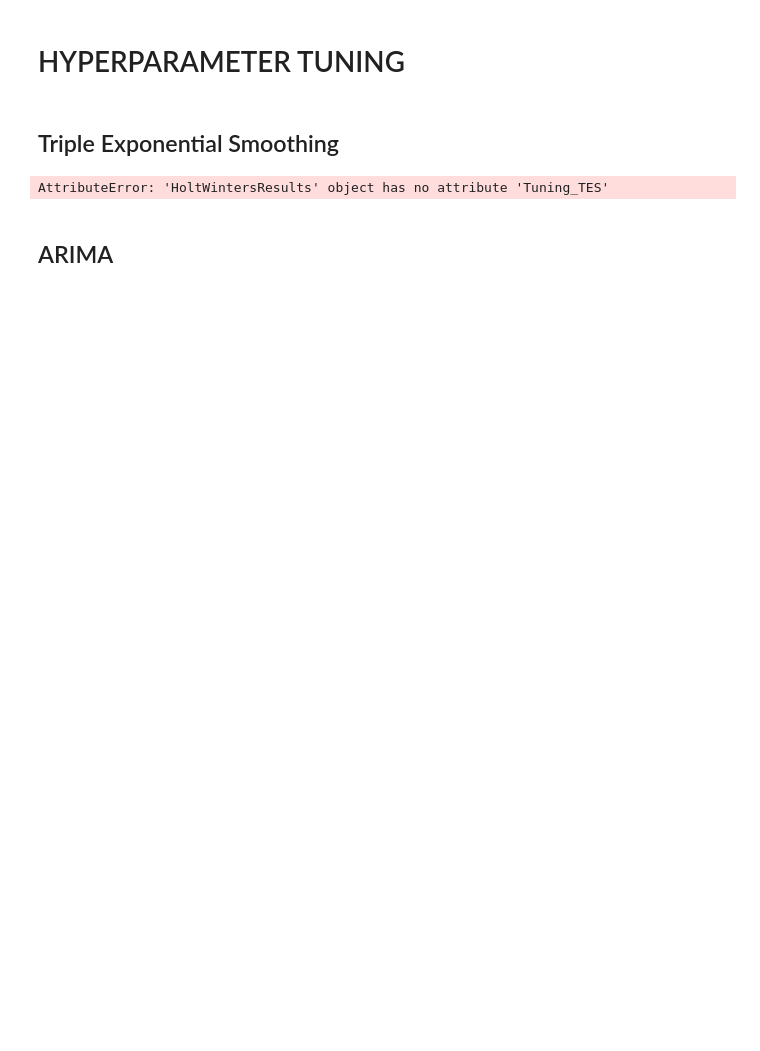
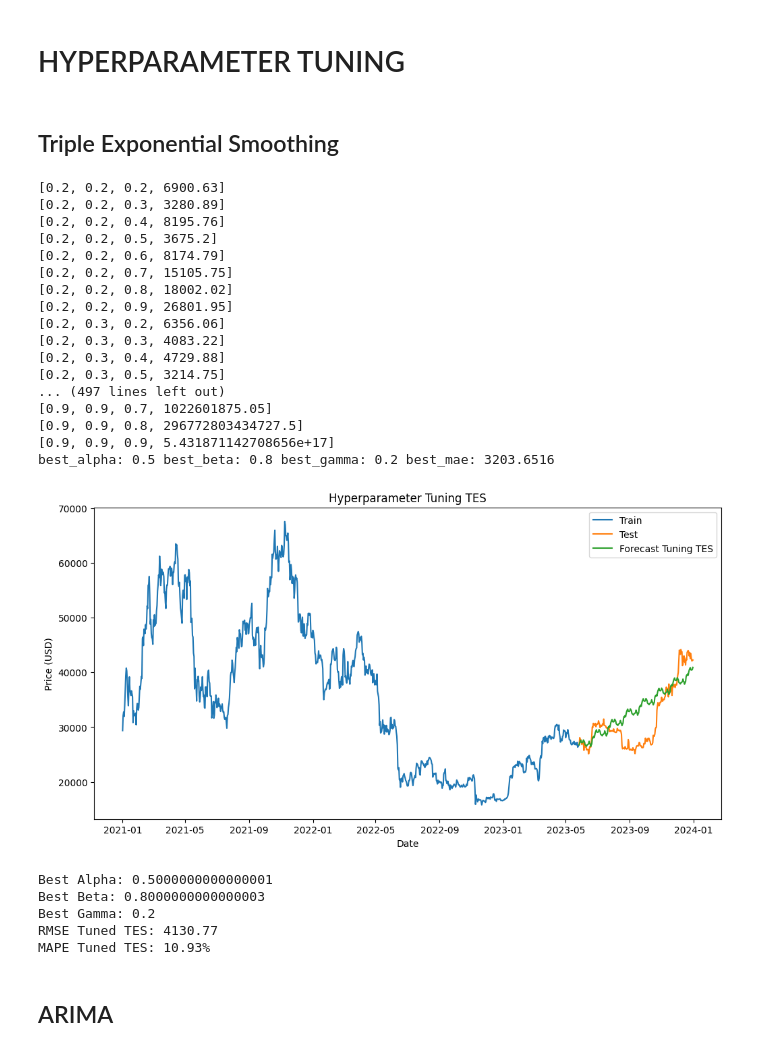
Before and after one commit to adiprrassetyo/forecast-tse-arima, a Jupyter notebook: main.ipynb, the cells around one changed output. Saved outputs shown, nothing was run; the diff lists cells and outputs as text; code cells hidden in the pictures; blank space fills up the shorter version.

```diff
--- a/main.ipynb
+++ b/main.ipynb
@@ -438,7 +482,7 @@ def tes_optimizer(train, test, seasonal_periods, abg):
     for comb in abg:
         tes_model = ExponentialSmoothing(train, trend="add", seasonal="add", seasonal_periods=seasonal_periods). \
             fit(smoothing_level=comb[0], smoothing_slope=comb[1], smoothing_seasonal=comb[2])
-        y_pred = tes_model.Tuning_TES(len(test))
+        y_pred = tes_model.forecast(len(test))
         mae = mean_absolute_error(test, y_pred)
         if mae < best_mae:
             best_alpha, best_beta, best_gamma, best_mae = comb[0], comb[1], comb[2], mae
@@ -456,34 +500,56 @@ abg = list(itertools.product(alphas, betas, gammas))
 # Train the model and optimize hyperparameters
 best_alpha, best_beta, best_gamma, _ = tes_optimizer(train_btc['Close'], test_btc['Close'], seasonal_periods, abg)
 
 # Fit the model with best hyperparameters
 model_fit, Tuning_TES = fit_tes(train_btc['Close'], test_btc['Close'], seasonal_periods, best_alpha, best_beta, best_gamma)
 
 # Plot the results
 plt.figure(figsize=(12, 6))
 plt.plot(train_btc['Close'], label='Train')
 plt.plot(test_btc['Close'], label='Test')
 plt.plot(Tuning_TES, label='Forecast Tuning TES')
 plt.xlabel('Date')
 plt.ylabel('Price (USD)')
 plt.legend()
 plt.title('Hyperparameter Tuning TES')
 plt.show()
 
 # Evaluate the model RMSE n MAPE
 rmse_tuned_TES = np.sqrt(mean_squared_error(test_btc['Close'], Tuning_TES))
 mape_tuned_TES = np.mean(np.abs((test_btc['Close'] - Tuning_TES) / test_btc['Close'])) * 100
 
 # print best aplha, beta, gammma
 print(f'Best Alpha: {best_alpha}')
 print(f'Best Beta: {best_beta}')
 print(f'Best Gamma: {best_gamma}')
 
 # Print RMSE and MAPE
 print(f'RMSE Tuned TES: {rmse_tuned_TES:.2f}')
 print(f'MAPE Tuned TES: {mape_tuned_TES:.2f}%')
 # %% [output]
-AttributeError: 'HoltWintersResults' object has no attribute 'Tuning_TES'
+[0.2, 0.2, 0.2, 6900.63]
+[0.2, 0.2, 0.3, 3280.89]
+[0.2, 0.2, 0.4, 8195.76]
+[0.2, 0.2, 0.5, 3675.2]
+[0.2, 0.2, 0.6, 8174.79]
+[0.2, 0.2, 0.7, 15105.75]
+[0.2, 0.2, 0.8, 18002.02]
+[0.2, 0.2, 0.9, 26801.95]
+[0.2, 0.3, 0.2, 6356.06]
+[0.2, 0.3, 0.3, 4083.22]
+[0.2, 0.3, 0.4, 4729.88]
+[0.2, 0.3, 0.5, 3214.75]
+... (497 lines left out)
+[0.9, 0.9, 0.7, 1022601875.05]
+[0.9, 0.9, 0.8, 296772803434727.5]
+[0.9, 0.9, 0.9, 5.431871142708656e+17]
+best_alpha: 0.5 best_beta: 0.8 best_gamma: 0.2 best_mae: 3203.6516
+[figure, added]
+Best Alpha: 0.5000000000000001
+Best Beta: 0.8000000000000003
+Best Gamma: 0.2
+RMSE Tuned TES: 4130.77
+MAPE Tuned TES: 10.93%
 # %% [markdown]
 ## ARIMA
 # %%
```
Also changed, not shown: parts of 8 cells of this notebook.
